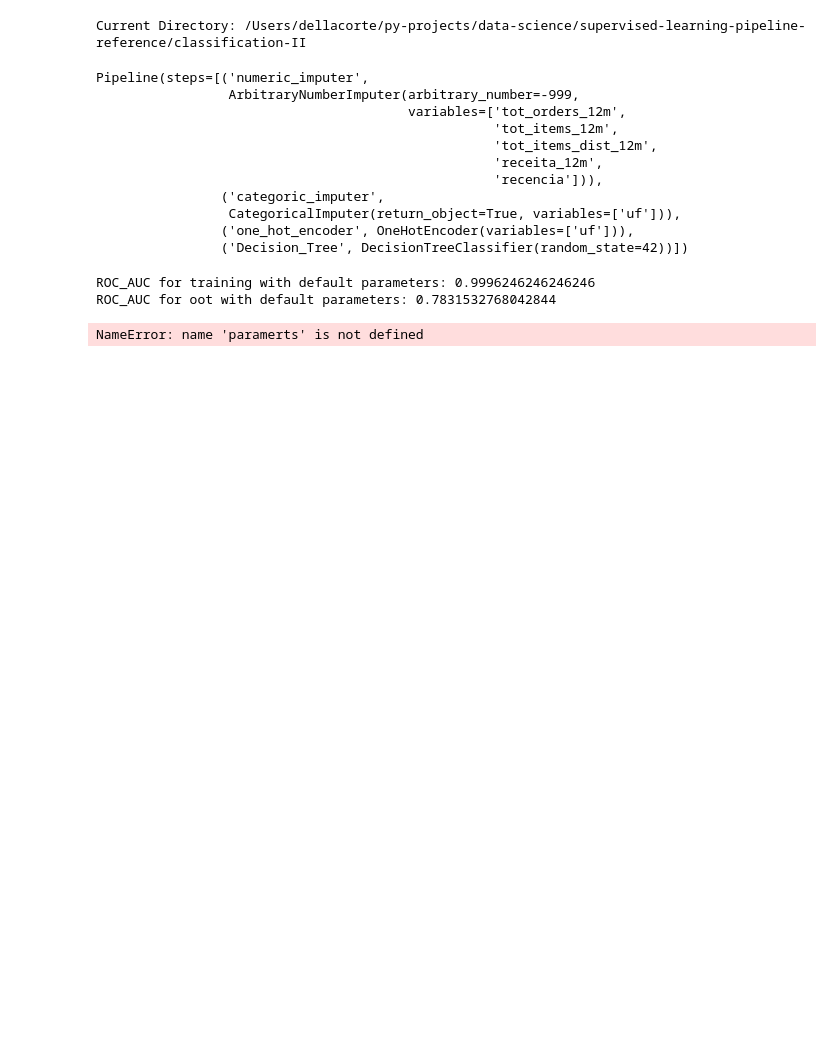
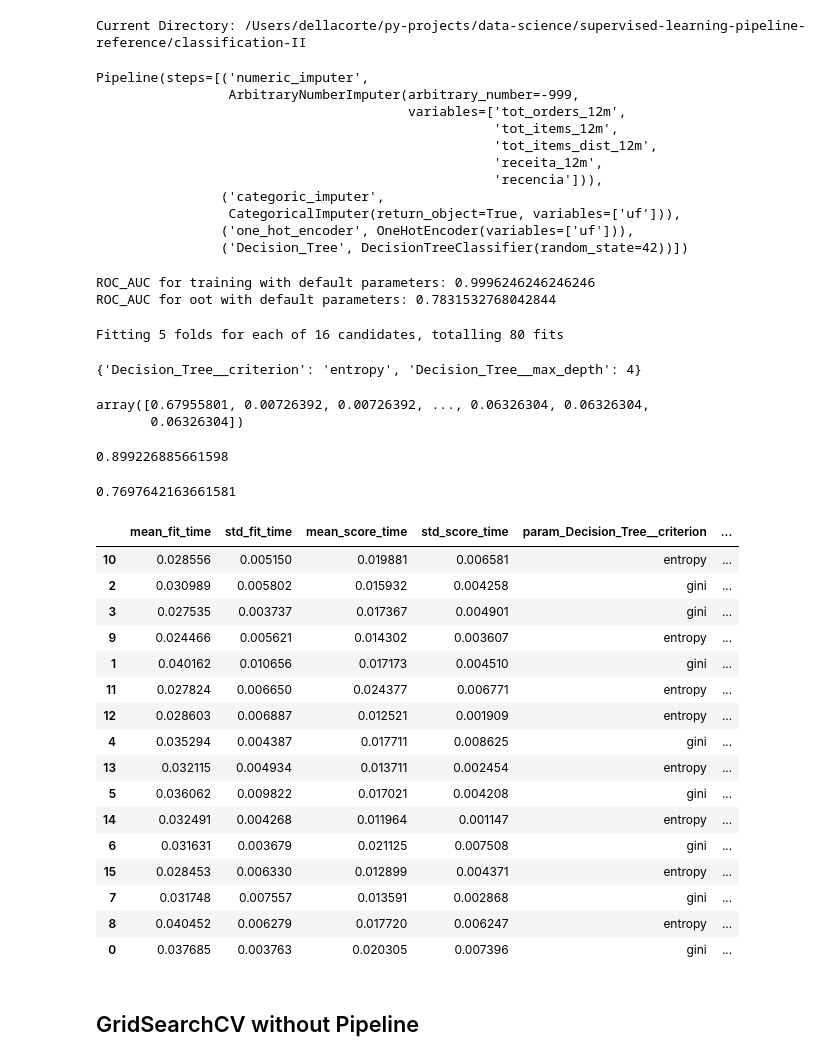
Before and after one commit to DellaCortef/supervised-learning-classification-pipeline, a Jupyter notebook: classification-II/machine-learning-classification-pipeline.ipynb, the cells around one changed output. Saved outputs shown, nothing was run; the diff lists cells and outputs as text; code cells hidden in the pictures; blank space fills up the shorter version.

```diff
--- a/classification-II/machine-learning-classification-pipeline.ipynb
+++ b/classification-II/machine-learning-classification-pipeline.ipynb
@@ -106,8 +166,9 @@ parameters = {
     'Decision_Tree__criterion': ['gini', 'entropy'],
 }
 
-grid_search = GridSearchCV(estimator=dt, param_grid=paramerts, scoring='roc_auc', cv=5, n_jobs=-1, verbose=2)
+grid_search = GridSearchCV(estimator=dt, param_grid=parameters, scoring='roc_auc', cv=5, n_jobs=-1, verbose=2)
 grid_search.fit(X_train, y_train)
 grid_search.best_params_
 # %% [output]
-NameError: name 'paramerts' is not defined
+Fitting 5 folds for each of 16 candidates, totalling 80 fits
+{'Decision_Tree__criterion': 'entropy', 'Decision_Tree__max_depth': 4}
@@ -113,0 +177,36 @@ NameError: name 'paramerts' is not defined
+# %%
+best_model.predict_proba(X_oot)[:, 1] # Whenever calculating the roc_auc_score it is necessary to pass the probabilities of 1.
+# %% [output]
+array([0.67955801, 0.00726392, 0.00726392, ..., 0.06326304, 0.06326304,
+       0.06326304])
+# %%
+roc_auc_score(y_oot, best_model.predict_proba(X_oot)[:, 1])
+# %% [output]
+0.899226885661598
+# %%
+recall_score(y_oot, best_model.predict(X_oot))
+# %% [output]
+0.7697642163661581
+# %%
+results_cv = pd.DataFrame(grid_search.cv_results_)
+results_cv.sort_values('rank_test_score')
+# %% [output]
+|  | mean_fit_time | std_fit_time | mean_score_time | std_score_time | param_Decision_Tree__criterion | ... |
+| 10 | 0.028556 | 0.005150 | 0.019881 | 0.006581 | entropy | ... |
+| 2 | 0.030989 | 0.005802 | 0.015932 | 0.004258 | gini | ... |
+| 3 | 0.027535 | 0.003737 | 0.017367 | 0.004901 | gini | ... |
+| 9 | 0.024466 | 0.005621 | 0.014302 | 0.003607 | entropy | ... |
+| 1 | 0.040162 | 0.010656 | 0.017173 | 0.004510 | gini | ... |
+| 11 | 0.027824 | 0.006650 | 0.024377 | 0.006771 | entropy | ... |
+| 12 | 0.028603 | 0.006887 | 0.012521 | 0.001909 | entropy | ... |
+| 4 | 0.035294 | 0.004387 | 0.017711 | 0.008625 | gini | ... |
+| 13 | 0.032115 | 0.004934 | 0.013711 | 0.002454 | entropy | ... |
+| 5 | 0.036062 | 0.009822 | 0.017021 | 0.004208 | gini | ... |
+| 14 | 0.032491 | 0.004268 | 0.011964 | 0.001147 | entropy | ... |
+| 6 | 0.031631 | 0.003679 | 0.021125 | 0.007508 | gini | ... |
+| 15 | 0.028453 | 0.006330 | 0.012899 | 0.004371 | entropy | ... |
+| 7 | 0.031748 | 0.007557 | 0.013591 | 0.002868 | gini | ... |
+| 8 | 0.040452 | 0.006279 | 0.017720 | 0.006247 | entropy | ... |
+| 0 | 0.037685 | 0.003763 | 0.020305 | 0.007396 | gini | ... |
+# %% [markdown]
+## GridSearchCV without Pipeline
```
Also changed, not shown: parts of 43 cells of this notebook, 4 other files.
